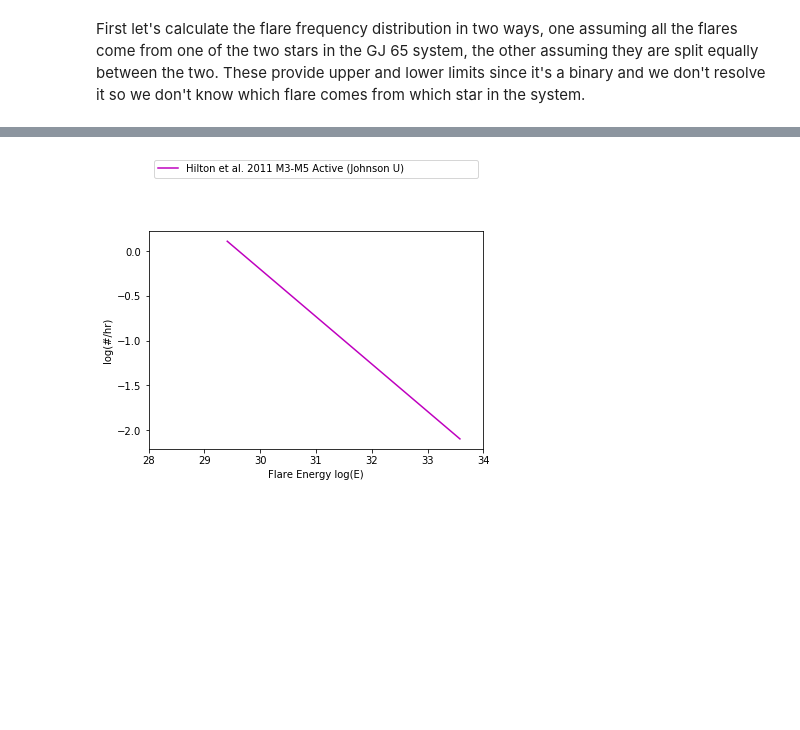
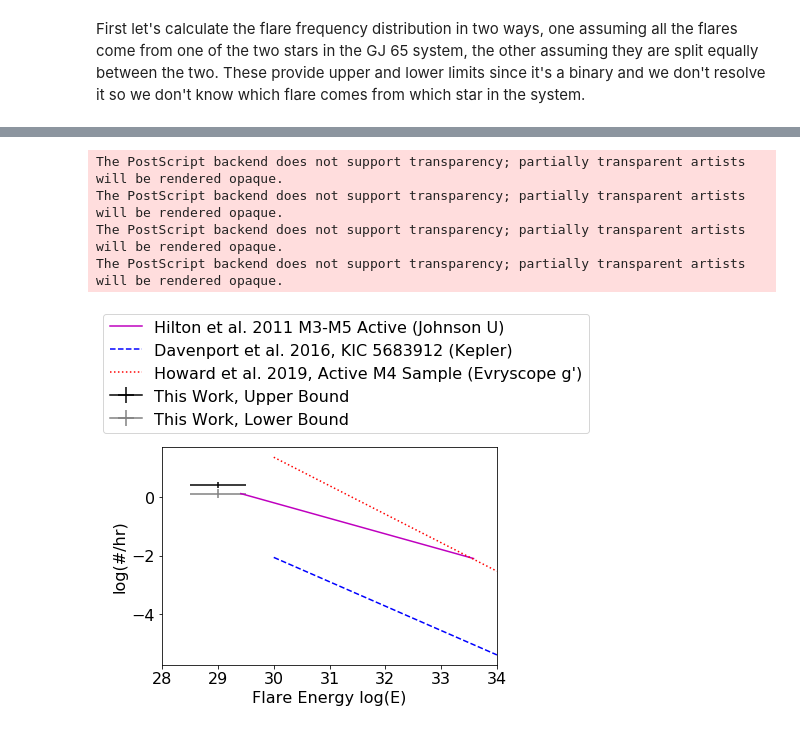
Before and after one commit to MillionConcepts/gfcat_gj65, a Jupyter notebook: src/uvceti/04-ffd_analysis.ipynb, the cells around one changed output, grey strips where cells are left out. Drawn from its saved outputs; the diff is of its cells as text; code cells hidden in the pictures; blank space fills up the shorter version.

```diff
--- a/src/uvceti/04-ffd_analysis.ipynb
+++ b/src/uvceti/04-ffd_analysis.ipynb
@@ -10,7 +24,8 @@ First let's calculate the flare frequency distribution in two ways, one assuming
 # Thus we are left with 11 flares that with our criteria for FFD calculation.
 n_flares = 11
 # Total time in minutes spent on source where flares could be detected.
-n_minutes = 15900. / 60.
+n_minutes = 15682. / 60.
+# Use how many sigma when reporting the uncertainties?
 sigma = 1
 # %%
 # Calculation assuming all flares come from the same single star in the binary system.
@@ -37,12 +54,21 @@ Now let's compare this FFD with extrapolations from some other sources.  As show
 # %%
 # Flare rate from Hilton et al. 2011 for "M3-M5 Active" sample. Energies are in log(E) in Johnson U-band.
-hilton_alpha = 15.70
-hilton_alpha_err = 1.2
-hilton_beta = -0.53
-hilton_beta_err = 0.04
+hilton_alpha = -0.53
+hilton_alpha_err = 0.04
+hilton_beta = 15.70
+hilton_beta_err = 1.2
 hilton_emin = 29.41
 hilton_emax = 33.58
 # Generate array of x and y values based on the min. and max. energy ranges from the source, and the linear relation
 # they report for the FFD.
 hilton_xvals = np.linspace(hilton_emin, hilton_emax, 50)
-hilton_yvals = [hilton_alpha + hilton_beta*x for x in hilton_xvals]
+hilton_yvals = [hilton_beta + hilton_alpha*x for x in hilton_xvals]
+# %%
+# Individual FFD from Davenport et al. 2016. There is only one star with
+# an estimated isochrone mass near an M5: KIC 5683912 = V541 Lyr.
+davenport_alpha = -0.83
+davenport_beta = 22.84
+# The actual min. and max. observed flare energies for this star are unknown
+# so we'll just plot the relation between some typical Kepler energies.
+davenport_xvals = np.linspace(30., 34., 50)
+davenport_yvals = [davenport_beta + davenport_alpha*x for x in davenport_xvals]
@@ -49,14 +77,35 @@ hilton_yvals = [hilton_alpha + hilton_beta*x for x in hilton_xvals]
+# %%
+# FFD rates from Howard et al. 2019 from Evryscope.
+howard_alpha = -0.97
+howard_beta = 30.45
+# The actual min. and max. observed flare energies for this sample are unknown
+# so we'll just plot the relation between some typical energies.
+howard_xvals = np.linspace(30., 34., 50)
+howard_yvals = [howard_beta + howard_alpha*x for x in howard_xvals]
 # %%
 # Plot FFD for each group's results.
 fig, ax = plt.subplots(1)
 # Plot Hilton et al. FFD relation.
 ax.plot(hilton_xvals, hilton_yvals, color='m', label="Hilton et al. 2011 M3-M5 Active (Johnson U)")
+# Plot Davenport et al. FFD based on KIC 5683912.
+ax.plot(davenport_xvals, davenport_yvals, color='b', linestyle='dashed', label="Davenport et al. 2016, KIC 5683912 (Kepler)")
+# Plot Howard et al. FFD based on 'active M4' group.
+ax.plot(howard_xvals, howard_yvals, color='r', linestyle='dotted', label="Howard et al. 2019, Active M4 Sample (Evryscope g')")
+
+# Plot our estimated value between 28.5-29.5 log(E).
+ax.errorbar(29., rate_single, xerr=0.5, yerr=rate_err_single, color='k', label="This Work, Upper Bound")
+ax.errorbar(29., rate_split, xerr=0.5, yerr=rate_err_split, color='0.5', label="This Work, Lower Bound")
 
 # Refine plot ranges.
 ax.set_xlim([28., 34.])
 ax.set_xlabel("Flare Energy log(E)")
 ax.set_ylabel("log(#/hr)")
-ax.legend(loc="upper center", bbox_to_anchor=(0.0,1.25,1.,0.102), ncol=2, mode="expand")
-plt.show()
+lgd = ax.legend(loc="upper center", bbox_to_anchor=(-0.2,1.55,1.5,0.102), ncol=1, mode="expand")
+fig.savefig("figures/ffd.eps", dpi=600,
+                bbox_extra_artists=(lgd,), bbox_inches='tight')
 # %% [output]
+The PostScript backend does not support transparency; partially transparent artists will be rendered opaque.
+The PostScript backend does not support transparency; partially transparent artists will be rendered opaque.
+The PostScript backend does not support transparency; partially transparent artists will be rendered opaque.
+The PostScript backend does not support transparency; partially transparent artists will be rendered opaque.
-[figure, old version]
+[figure, new version]
```
Also changed, not shown: parts of 7 cells of this notebook, 3 other files.
